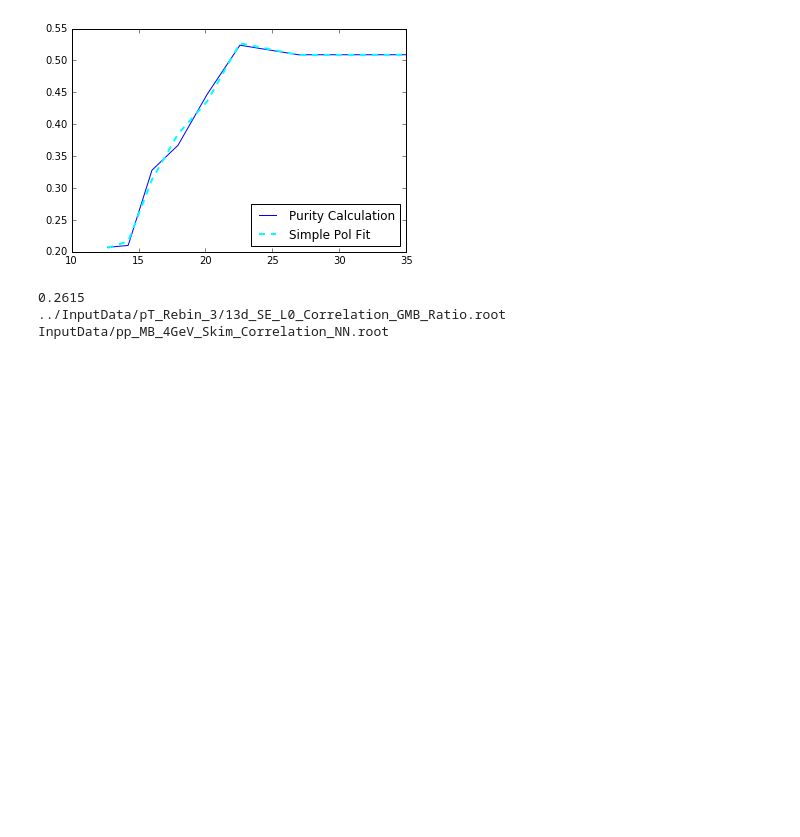
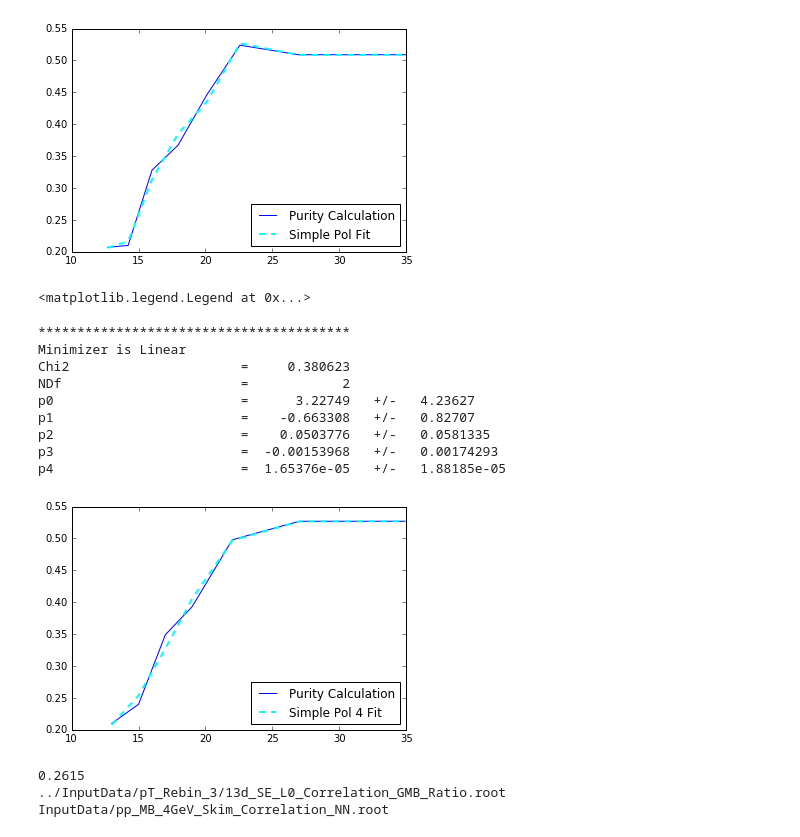
Before and after one commit to ftoralesacosta/GH_Correlations, a Jupyter notebook: Analysis_Notebooks/Projections_Pairs.ipynb, the cells around one changed output. Drawn from its saved outputs; the diff is of its cells as text; code cells hidden in the pictures; blank space fills up the shorter version.

```diff
--- a/Analysis_Notebooks/Projections_Pairs.ipynb
+++ b/Analysis_Notebooks/Projections_Pairs.ipynb
@@ -152,6 +153,51 @@ p4                        =    0.0114761   +/-   0.0152786
 p5                        =  -0.00021635   +/-   0.000288672
 p6                        =  1.66132e-06   +/-   2.21849e-06
 [figure]
+# %%
+pGeV_Edges = np.asarray([12,14,16,18,20,25,30,40])
+pGeV = (pGeV_Edges[1:] + pGeV_Edges[:-1]) / 2
+Purity = [0.21,0.24,0.349,0.393,0.498,0.527,0.527]
+Purity_errors = [0.031,0.046,0.056,0.044,0.062,0.062]
+plt.plot(pGeV,Purity,label="Purity Calculation")
+
+Ratio_TGraph = ROOT.TGraphErrors()
+for izt in range (len(Purity)):
+    Ratio_TGraph.SetPoint(izt,pGeV[izt],Purity[izt])
+    Ratio_TGraph.SetPointError(izt,0,p_errors[izt])
+
+
+n = 4
+
+Ratio_TGraph.Fit("pol%i"%(n),"S")
+f = Ratio_TGraph.GetFunction("pol%i"%(n))
+chi2_red  = f.GetChisquare()/f.GetNDF()
+pval = f.GetProb()
+
+parameter = np.zeros(n+1)
+parameter_error = np.zeros(n+1)
+for i in range(n+1):
+    parameter[i] = f.GetParameter(i)
+    parameter_error[i] = f.GetParError(i)
+
+y_vals = np.zeros(len(Purity))
+for i in range(n+1):
+    y_vals += parameter[i]*pGeV**i
+
+plt.plot(pGeV, y_vals, '--',color="cyan",linewidth=2,label="Simple Pol %i Fit"%(n))
+#plt.ylim(0,1.0)
+plt.legend(loc="best")
+# %% [output]
+<matplotlib.legend.Legend at 0x...>
+****************************************
+Minimizer is Linear
+Chi2                      =     0.380623
+NDf                       =            2
+p0                        =      3.22749   +/-   4.23627
+p1                        =    -0.663308   +/-   0.82707
+p2                        =    0.0503776   +/-   0.0581335
+p3                        =  -0.00153968   +/-   0.00174293
+p4                        =  1.65376e-05   +/-   1.88185e-05
+[figure, added]
 # %%
 Shower = "NN"
 #Shower = "LO"
```
Also changed, not shown: parts of 1 cell of this notebook, 52 other files.
